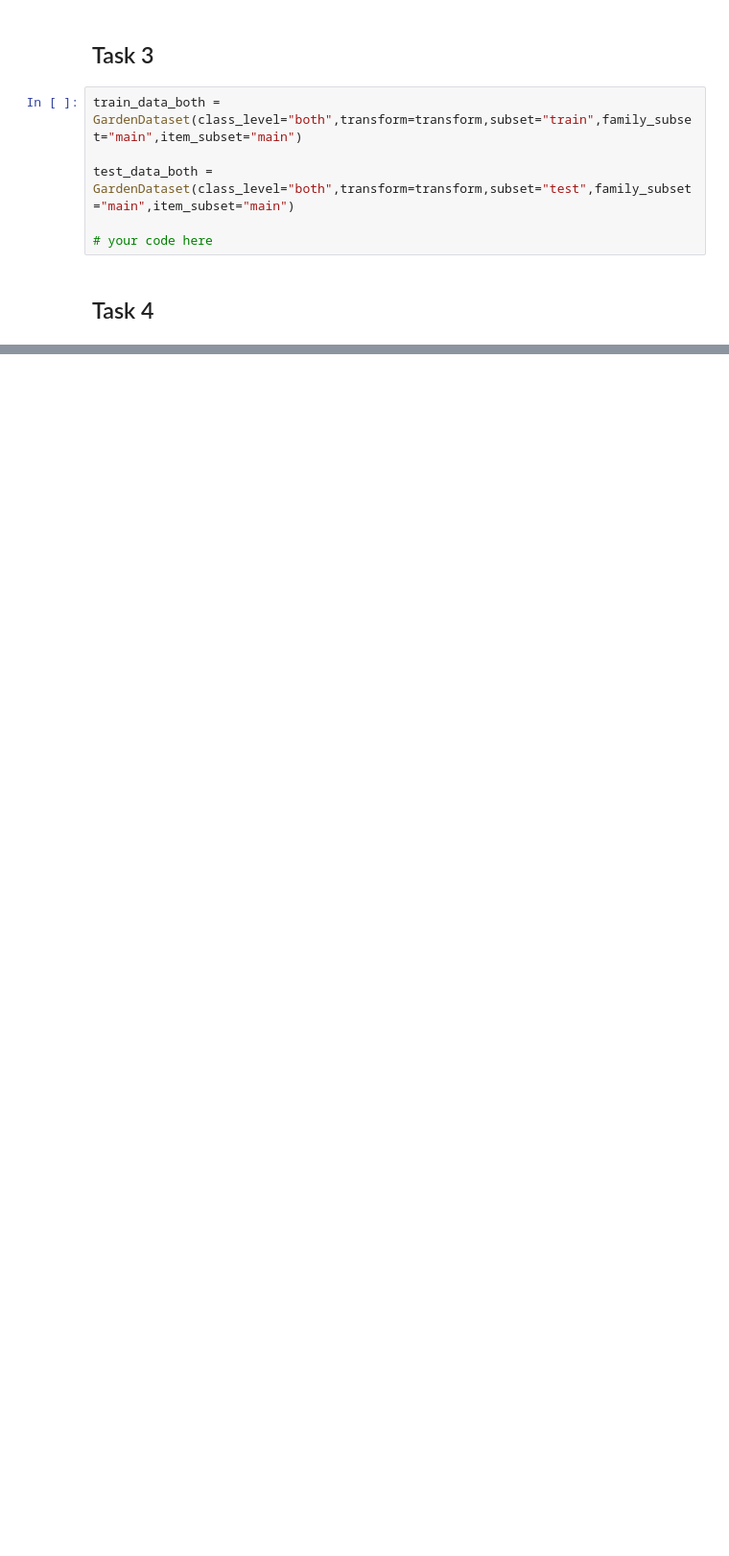
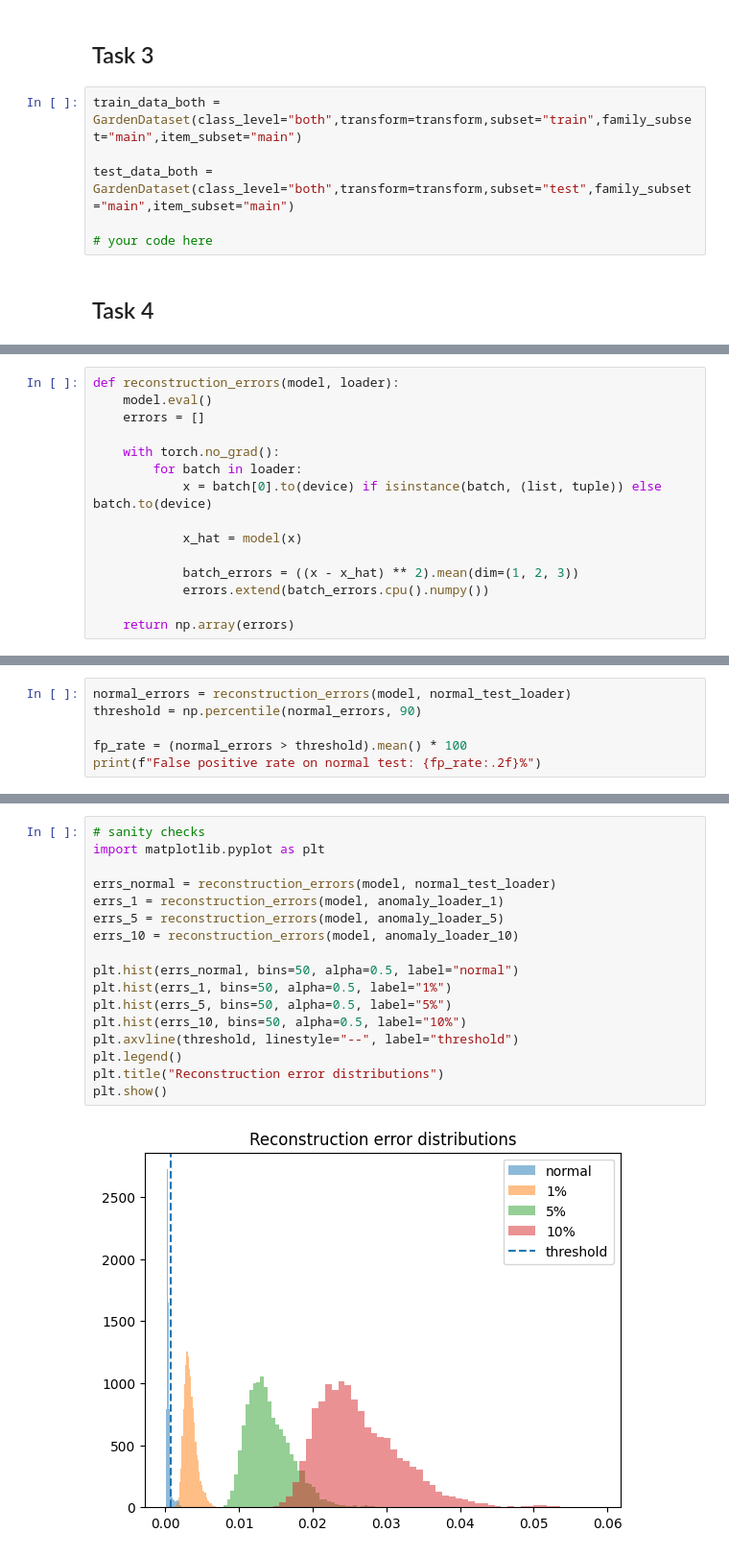
Before and after one commit to WesselBekx/Deep_Learning_Assignment_1, a Jupyter notebook: ass1_skeleton.ipynb, the cells around one changed output, grey strips where cells are left out. Shown at 96% size. Drawn from its saved outputs; the diff is of its cells as text; blank space fills up the shorter version.

```diff
--- a/ass1_skeleton.ipynb
+++ b/ass1_skeleton.ipynb
@@ -746,0 +860,15 @@ def get_anomaly_dataset(fraction):
+# %%
+def reconstruction_errors(model, loader):
+    model.eval()
+    errors = []
+
+    with torch.no_grad():
+        for batch in loader:
+            x = batch[0].to(device) if isinstance(batch, (list, tuple)) else batch.to(device)
+
+            x_hat = model(x)
+
+            batch_errors = ((x - x_hat) ** 2).mean(dim=(1, 2, 3))
+            errors.extend(batch_errors.cpu().numpy())
+
+    return np.array(errors)
@@ -746,0 +950,6 @@ def get_anomaly_dataset(fraction):
+# %%
+normal_errors = reconstruction_errors(model, normal_test_loader)
+threshold = np.percentile(normal_errors, 90)
+
+fp_rate = (normal_errors > threshold).mean() * 100
+print(f"False positive rate on normal test: {fp_rate:.2f}%")
@@ -746,0 +958,19 @@ def get_anomaly_dataset(fraction):
+# %%
+# sanity checks
+import matplotlib.pyplot as plt
+
+errs_normal = reconstruction_errors(model, normal_test_loader)
+errs_1 = reconstruction_errors(model, anomaly_loader_1)
+errs_5 = reconstruction_errors(model, anomaly_loader_5)
+errs_10 = reconstruction_errors(model, anomaly_loader_10)
+
+plt.hist(errs_normal, bins=50, alpha=0.5, label="normal")
+plt.hist(errs_1, bins=50, alpha=0.5, label="1%")
+plt.hist(errs_5, bins=50, alpha=0.5, label="5%")
+plt.hist(errs_10, bins=50, alpha=0.5, label="10%")
+plt.axvline(threshold, linestyle="--", label="threshold")
+plt.legend()
+plt.title("Reconstruction error distributions")
+plt.show()
+# %% [output]
+[figure, added]
```
Also changed, not shown: parts of 12 cells of this notebook.
